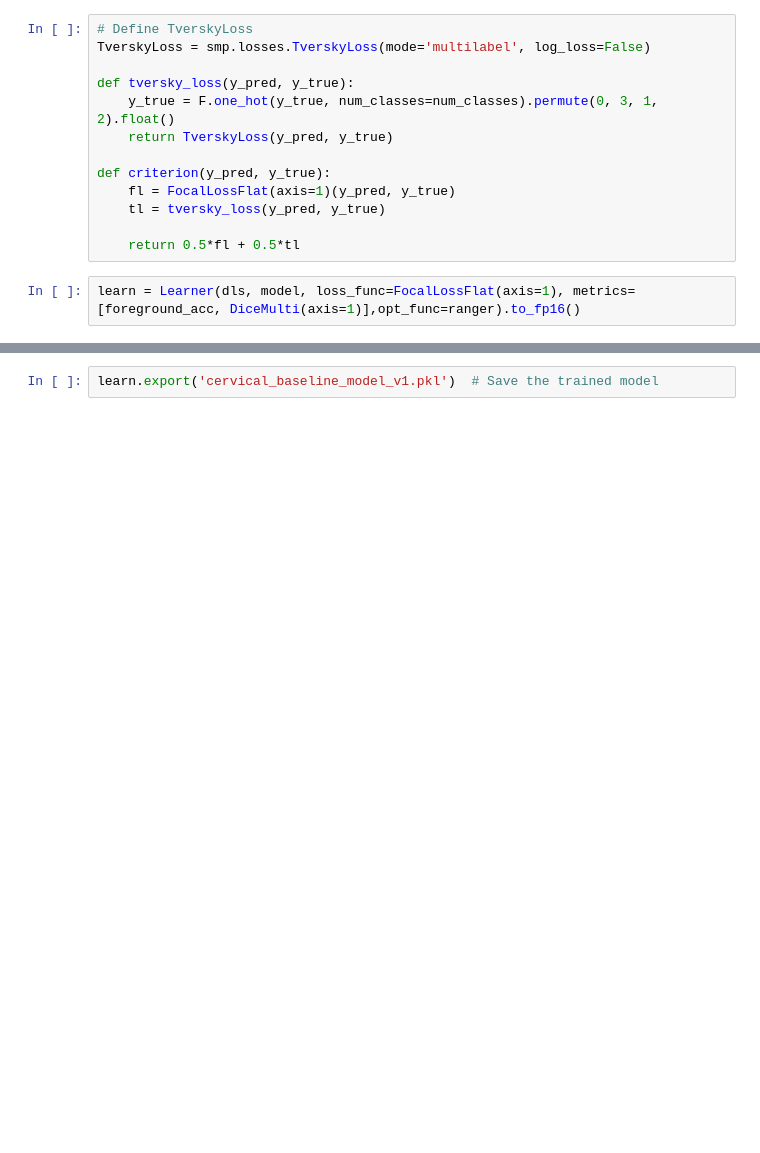
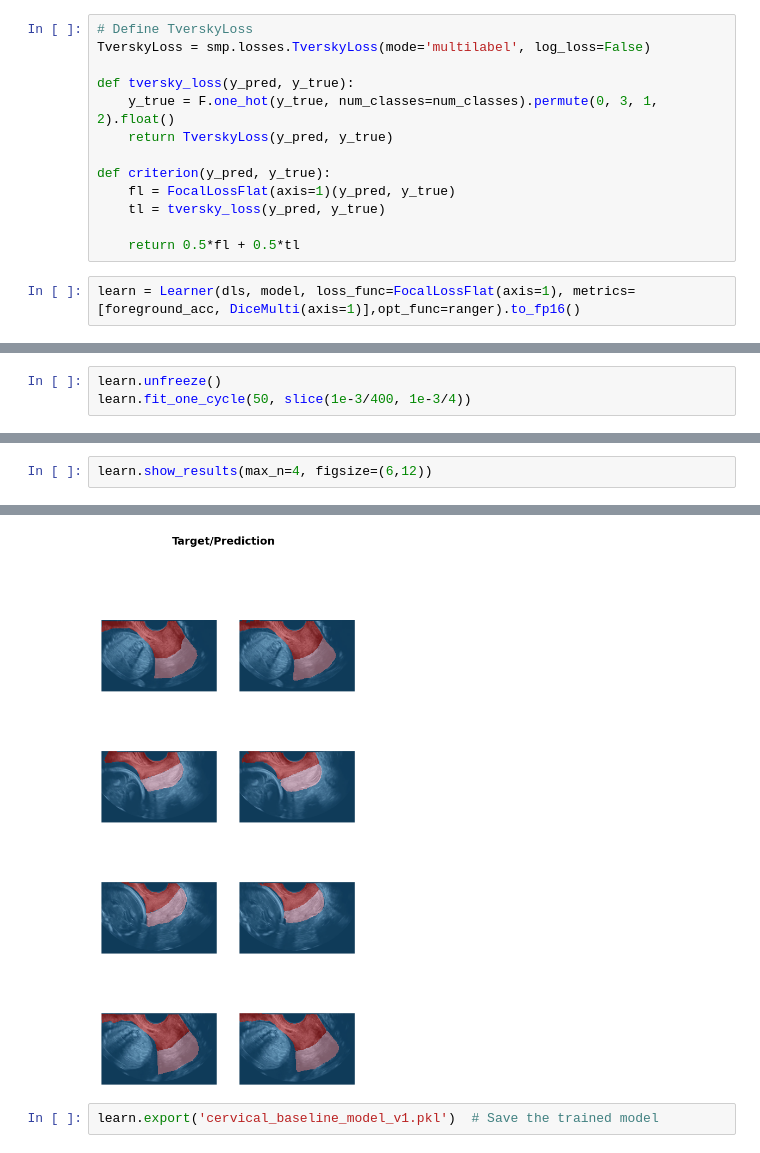
Before and after one commit to bilalcodehub/fetalai, a Jupyter notebook: 01_baseline_model.ipynb, the cells around one changed output, grey strips where cells are left out. Saved outputs shown, nothing was run; the diff lists cells and outputs as text; blank space fills up the shorter version.

```diff
--- a/01_baseline_model.ipynb
+++ b/01_baseline_model.ipynb
@@ -126,0 +125,3 @@ learn.show_results(vmin=0, vmax=2, cmap='tab20')
+# %%
+learn.unfreeze()
+learn.fit_one_cycle(50, slice(1e-3/400, 1e-3/4))
@@ -126,0 +146,3 @@ learn.show_results(vmin=0, vmax=2, cmap='tab20')
+# %%
+learn.show_results(max_n=4, figsize=(6,12))
+# %% [output]
@@ -127,2 +150,3 @@ learn.show_results(vmin=0, vmax=2, cmap='tab20')
+[figure, added]
 # %%
 learn.export('cervical_baseline_model_v1.pkl')  # Save the trained model
```
Also changed, not shown: parts of 7 cells of this notebook.
